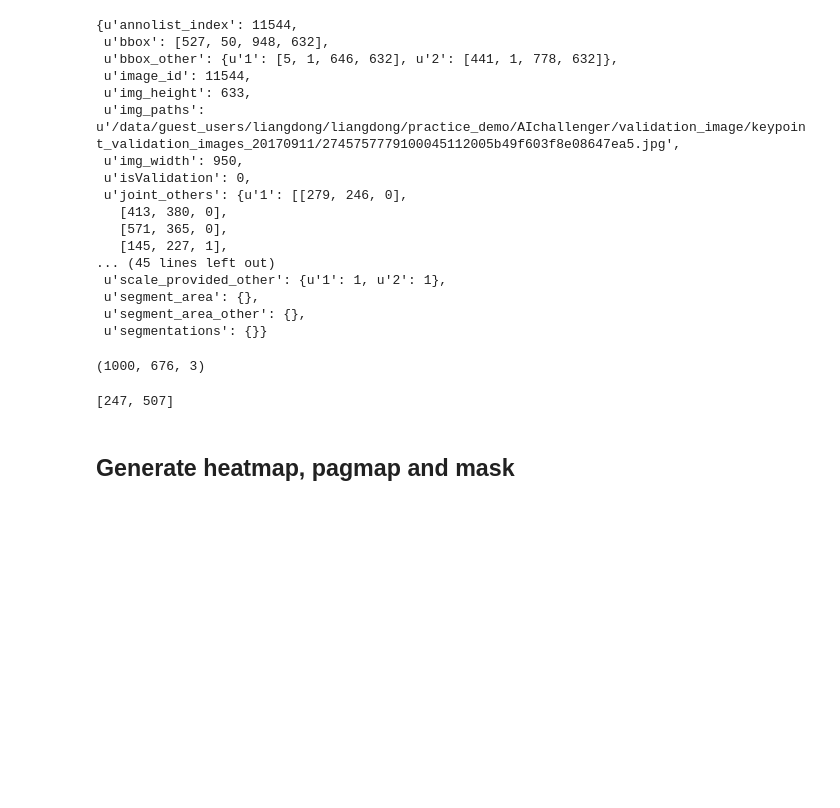
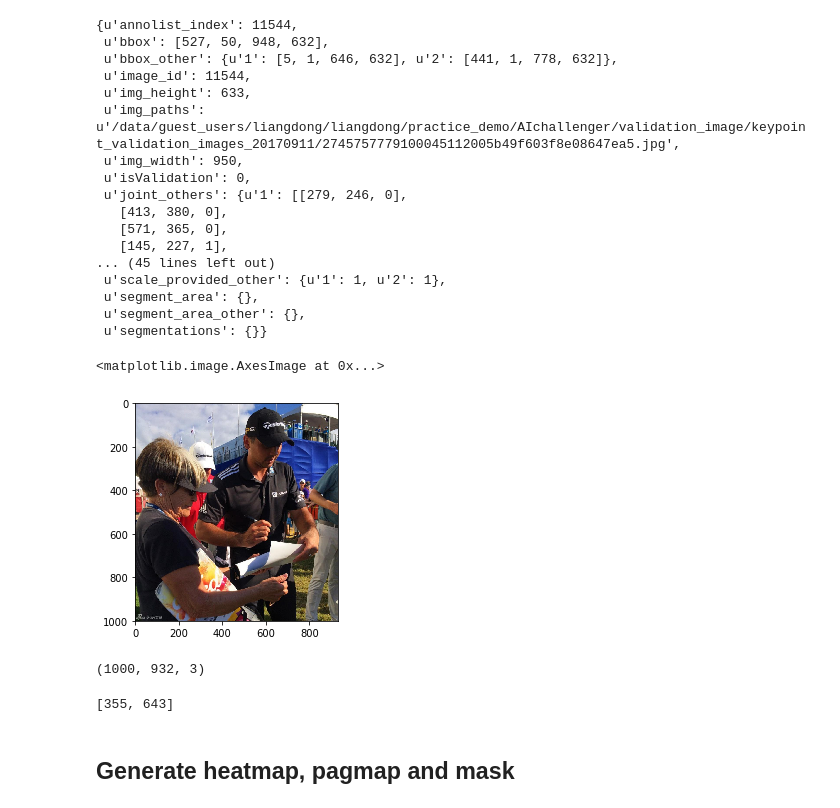
Before and after one commit to PoseAIChallenger/mxnet_pose_for_AI_challenger, a Jupyter notebook: test_generatelabel.ipynb, the cells around one changed output. Drawn from its saved outputs; the diff is of its cells as text; code cells hidden in the pictures; blank space fills up the shorter version.

```diff
--- a/test_generatelabel.ipynb
+++ b/test_generatelabel.ipynb
@@ -94,13 +66,20 @@ datas[keyss[1]]
  u'segment_area': {},
  u'segment_area_other': {},
  u'segmentations': {}}
+# %%
+imgsequence = 5
+cimage = cv.imread(datas[keyss[imgsequence]]['img_paths'])
+plt.imshow(cimage[:, :, [2, 1, 0]])
+# %% [output]
+<matplotlib.image.AxesImage at 0x...>
+[figure, added]
 # %%
 cimage.shape
 # %% [output]
-(1000, 676, 3)
+(1000, 932, 3)
 # %%
 datas[keyss[imgsequence]]['objpos']
 # %% [output]
-[247, 507]
+[355, 643]
 # %% [markdown]
 ## Generate heatmap, pagmap and mask
```
Also changed, not shown: parts of 24 cells of this notebook, 3 other files.
